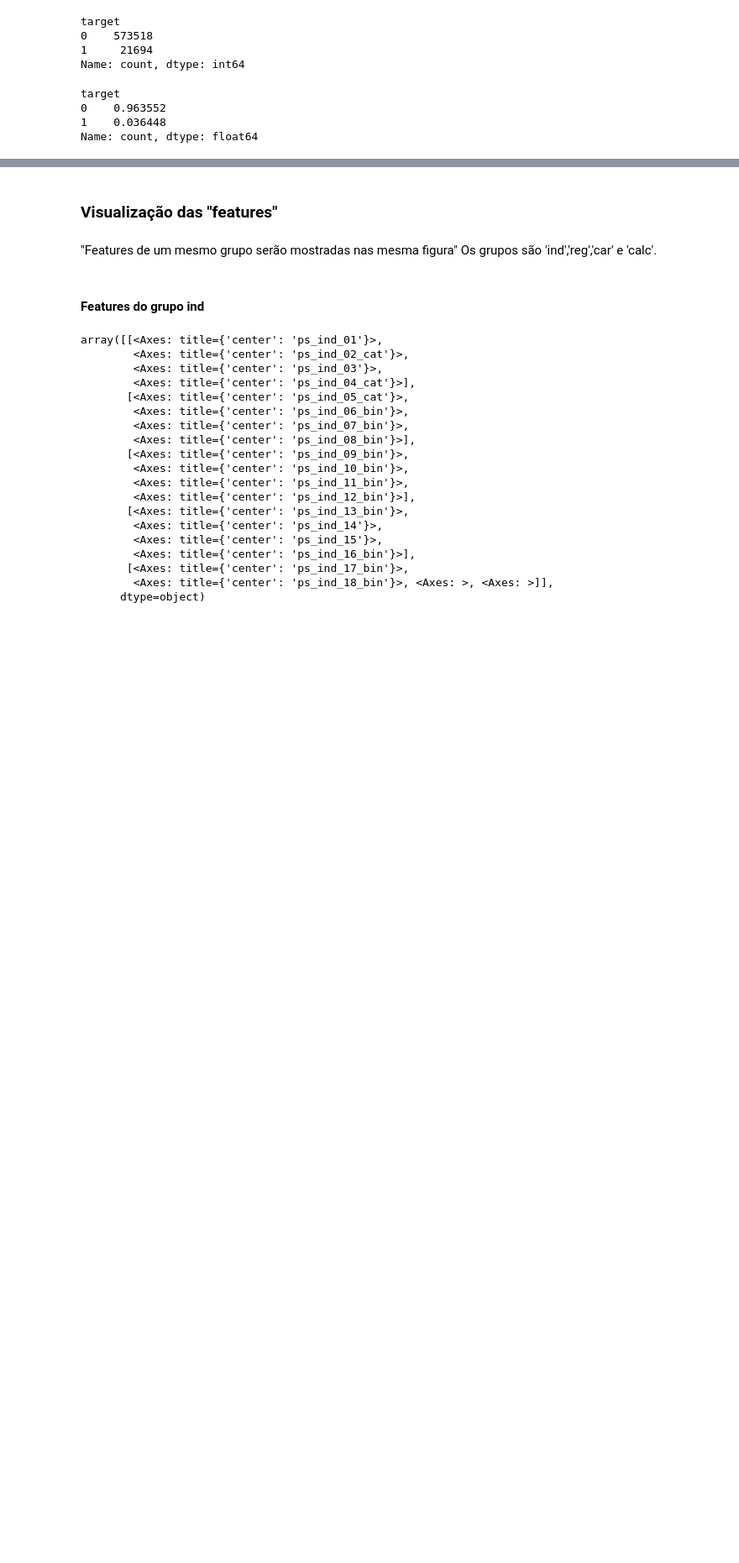
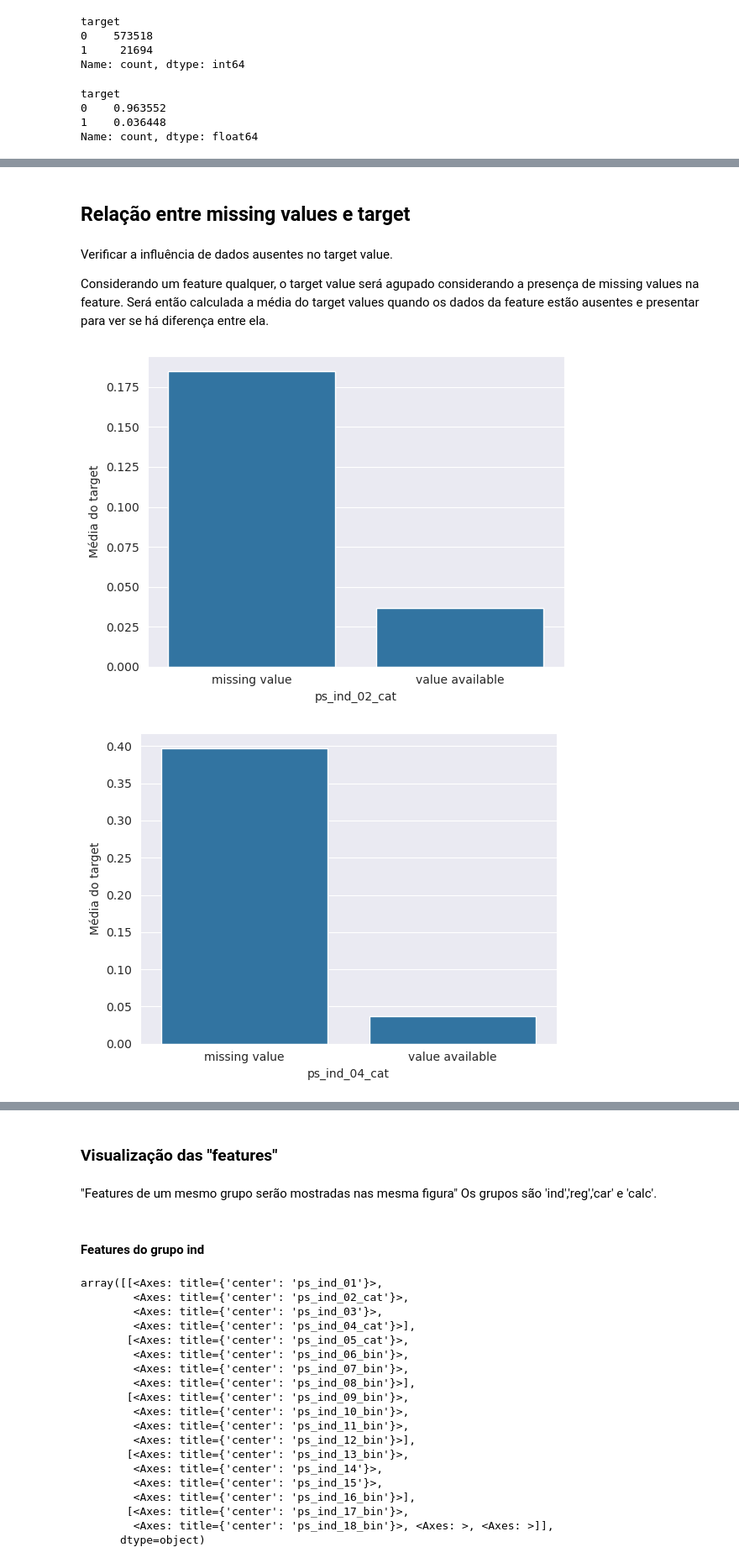
Before and after one commit to RodolfoPCruz/insurance-safe-driver-prediction, a Jupyter notebook: analise_exploratoria.ipynb, the cells around one changed output, grey strips where cells are left out. Shown at 84% size. Saved outputs shown, nothing was run; the diff lists cells and outputs as text; code cells hidden in the pictures; blank space fills up the shorter version.

Commit message:
feat: Relacao entre missing values e target

```diff
--- a/analise_exploratoria.ipynb
+++ b/analise_exploratoria.ipynb
@@ -154,3 +159,12 @@ Data columns (total 59 columns):
  58  ps_calc_20_bin  595212 non-null  int64
 dtypes: float64(10), int64(49)
 memory usage: 267.9 MB
+# %%
+#coluna id é somente um identificador e pode ser removida
+train=train.drop(columns='id')
+# %%
+#Listas com variáveis binárias, categóricas e numéricas
+
+cat_var     =[var for var in train.columns if 'cat' in var]
+bin_var     =[var for var in train.columns if 'bin' in var]
+num_var =[var for var in train.columns if 'cat' not in var and 'bin' not in var and var!='target']
@@ -193,7 +220,8 @@ ps_calc_19_bin         0
 ps_calc_20_bin         0
 dtype: int64
 # %%
-#Proporção de valores ausentes para cada "feature"
+#Proporção de missing values nas features categóricas
 
-(train==-1).sum()/len(train)
+cat_var_with_na=[var for var in cat_var if train[var].isna().sum()!=0] #lista de variáveis categóricas com valores ausentes
+(train[cat_var].isna()).sum()/len(train)
 # %% [output]
@@ -221,0 +288,39 @@ train.replace(-1,np.nan,inplace=True)
+# %% [markdown]
+## Relação entre missing values e target
+# %% [markdown]
+Verificar a influência de dados ausentes no target value.
+
+Considerando um feature qualquer, o target value será agupado considerando a presença de missing values na feature. Será então calculada a média do target values quando os dados da feature estão ausentes e presentar para ver se há diferença entre ela.
+# %%
+def plot_relacao_missing_target(dados, column_name , y='target',label_y='Média do target'):
+
+    '''
+    Função para identificar se a ocorrência de missing values para um determinada feature tem influência no target. Para isso a média do target será calculada para os dados separados em dois
+    grupos: um com dados ausentes para a feature e outro com dados disponíveis para a feature. A média dos dados para os dois grupos será então plotada em uma gráfico de barras
+
+
+    Inputs
+        dados        - Pandas dataframes com os dados
+        column_name  - (str) Coluna com os missing values. Essa coluna será usada para dividir os dados em dois grupos
+        y            - (str) Nome da coluna com os target values
+        label_y      - (str) Label para o eixo y do gráfico
+
+    '''
+
+
+
+    x=dados.copy()
+    x['missing_or_not']=np.where(x[column_name].isna(),'missing value','value available')
+    x=x.groupby('missing_or_not')[y].mean()
+    plt.figure()
+    plt.xlabel(column_name)
+    plt.ylabel(label_y)
+    sns.barplot(x)
+# %%
+#Plotar gráficos das variáveis categóricas
+
+for var in cat_var_with_na:
+    plot_relacao_missing_target(train,var)
+# %% [output]
+[figure, added]
+[figure, added]
```
Also changed, not shown: parts of 30 cells of this notebook.
